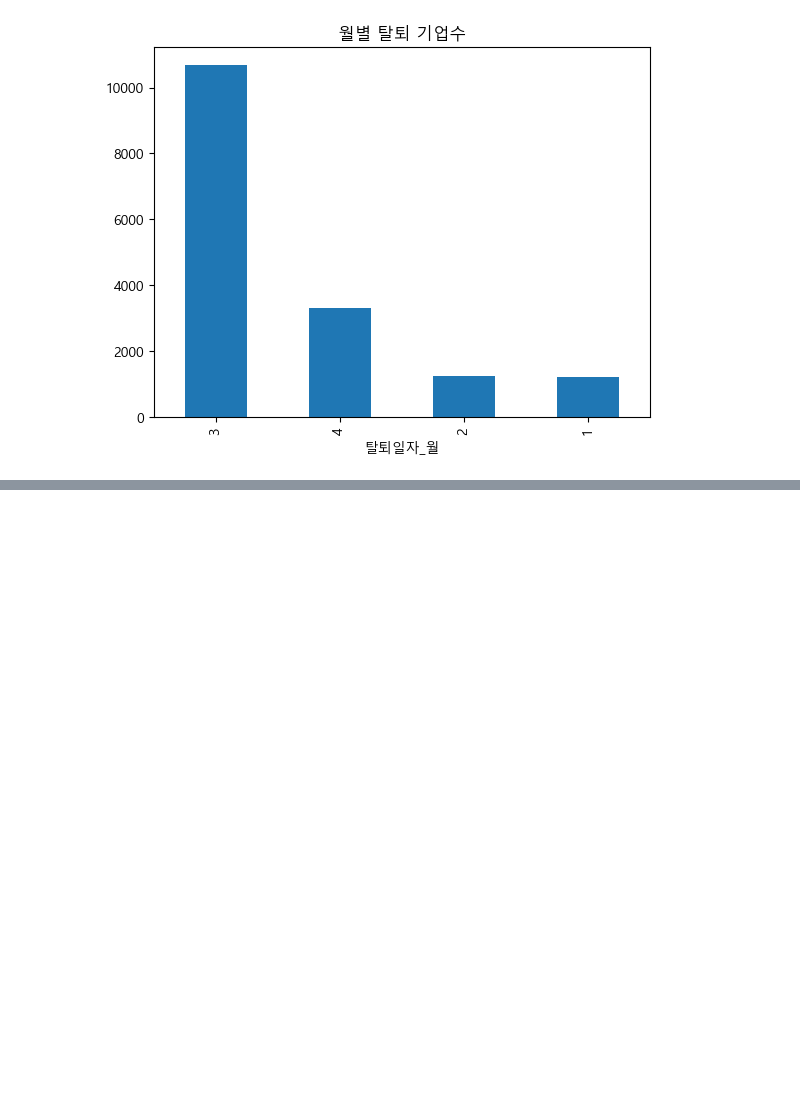
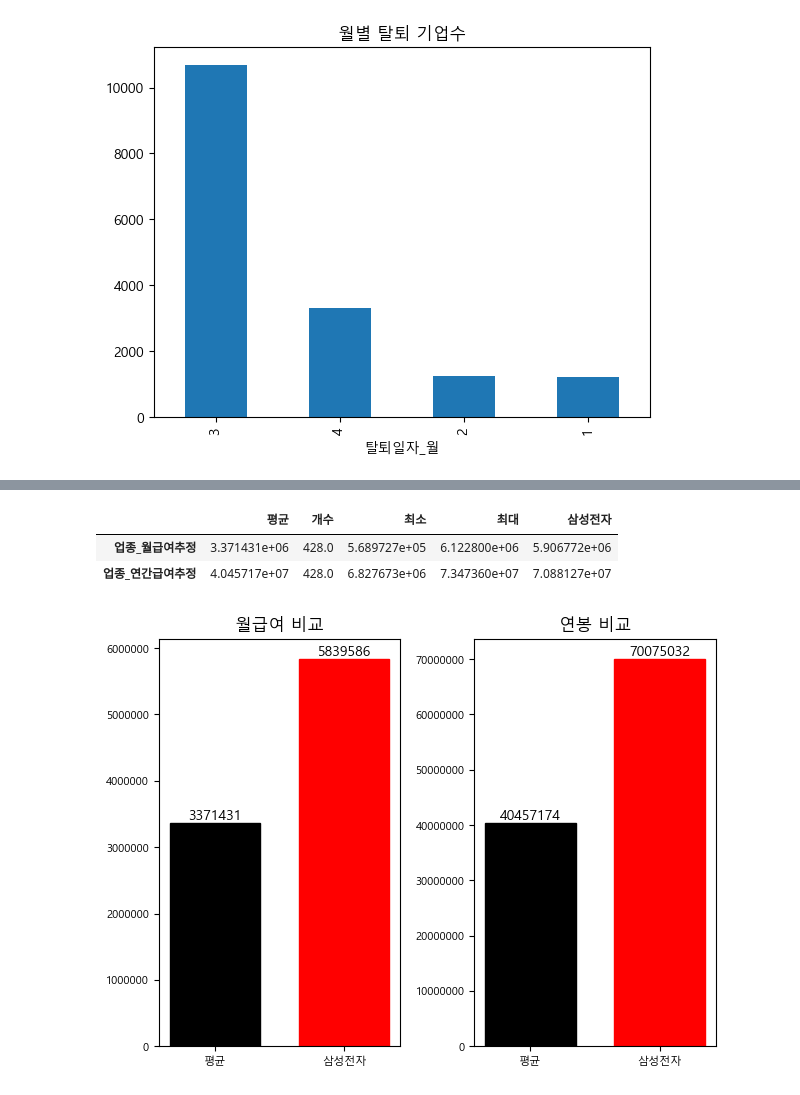
Before and after one commit to kit-lec/NLP2501_LangChain, a Jupyter notebook: Lec_Streamlit/08-nps-company.ipynb, the cells around one changed output, grey strips where cells are left out. Cells and saved outputs as stored; diff of their text form; code cells hidden in the pictures; blank space fills up the shorter version.

```diff
--- a/Lec_Streamlit/08-nps-company.ipynb
+++ b/Lec_Streamlit/08-nps-company.ipynb
@@ -179,0 +351,3 @@ plt.show()
+# %%
+info = company_info('에스케이텔레콤')
+info
@@ -179,0 +372,45 @@ plt.show()
+# %%
+# 코드를 입력해 주세요
+def compare_company(company_name):
+    company = find_company(company_name, True)
+    code = company['업종코드'].iloc[0]
+    df1 =df.loc[df['업종코드'] == code, ['월급여추정', '연간급여추정']].agg(['mean', 'count', 'min', 'max'])
+    df1.columns = ['업종_월급여추정', '업종_연간급여추정']
+    df1 = df1.T
+    df1.columns = ['평균', '개수', '최소', '최대']
+    df1.loc['업종_월급여추정', company_name] = company['월급여추정'].values[0]
+    df1.loc['업종_연간급여추정', company_name] = company['연간급여추정'].values[0]
+    return df1
+# %%
+# 확인
+result = compare_company('삼성전자')
+result
+# %% [output]
+|  | 평균 | 개수 | 최소 | 최대 | 삼성전자 |
+| 업종_월급여추정 | 3.371431e+06 | 428.0 | 5.689727e+05 | 6.122800e+06 | 5.906772e+06 |
+| 업종_연간급여추정 | 4.045717e+07 | 428.0 | 6.827673e+06 | 7.347360e+07 | 7.088127e+07 |
+# %%
+fig, ax = plt.subplots(1, 2)
+
+p1 = ax[0].bar(x=['평균', '삼성전자'], height=(result.iloc[0, 0], info['월급여추정']), width=0.7)
+ax[0].bar_label(p1, fmt='%d')
+p1[0].set_color('black')
+p1[1].set_color('red')
+ax[0].ticklabel_format(style='plain', axis='y')
+ax[0].set_title('월급여 비교')
+
+p2 = ax[1].bar(x=['평균', '삼성전자'], height=(result.iloc[1, 0], info['연간급여추정']), width=0.7)
+p2[0].set_color('black')
+p2[1].set_color('red')
+ax[1].bar_label(p2, fmt='%d')
+ax[1].ticklabel_format(style='plain', axis='y')
+ax[1].set_title('연봉 비교')
+
+ax[0].tick_params(axis='both', which='major', labelsize=8, rotation=0)
+ax[0].tick_params(axis='both', which='minor', labelsize=6)
+ax[1].tick_params(axis='both', which='major', labelsize=8)
+ax[1].tick_params(axis='both', which='minor', labelsize=6)
+
+plt.tight_layout()
+# %% [output]
+[figure, added]
```
Also changed, not shown: parts of 22 cells of this notebook, 2 other files.
